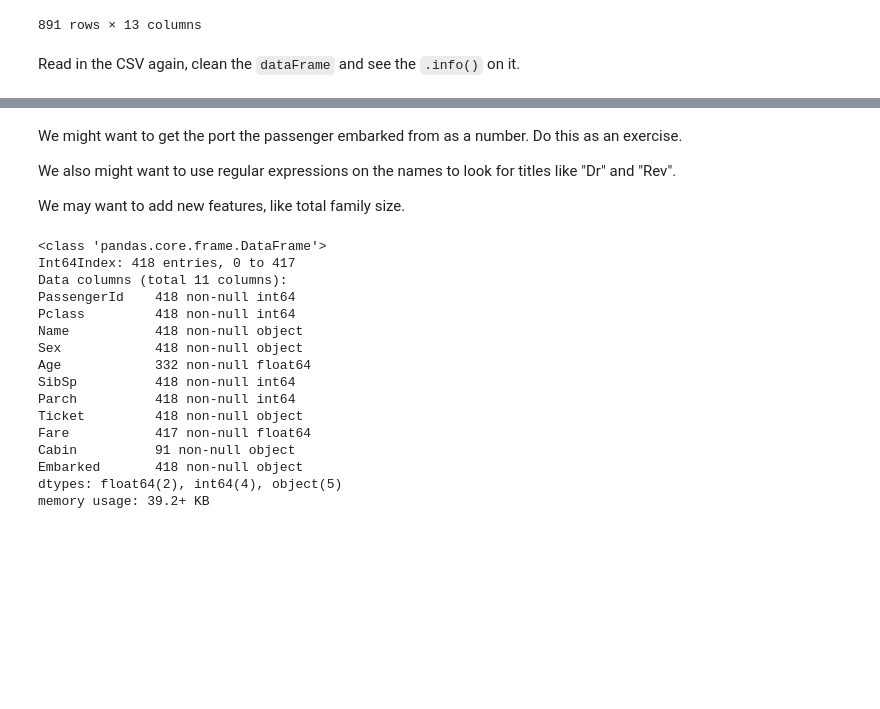
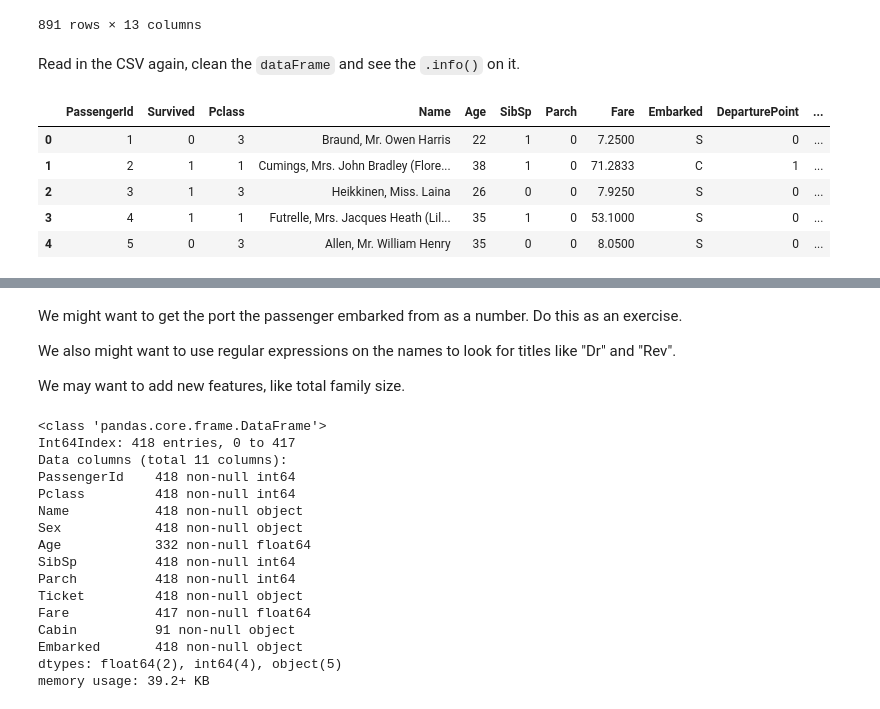
Before and after one commit to tiy-gvl-python-2015-09/titanic, a Jupyter notebook: titanic_prediction.ipynb, the cells around one changed output, grey strips where cells are left out. Saved outputs shown, nothing was run; the diff lists cells and outputs as text; code cells hidden in the pictures; blank space fills up the shorter version.

```diff
--- a/titanic_prediction.ipynb
+++ b/titanic_prediction.ipynb
@@ -377,3 +373,25 @@ def clean(df, median_ages=None):
     return df
 # %% [markdown]
 Read in the CSV again, clean the `dataFrame` and see the `.info()` on it.
+# %%
+def alter_port(port):
+        if port == "S":
+            return 0
+        elif port == "C":
+            return 1
+        else:
+            return 2
+
+train = pd.read_csv("titanic/train.csv")
+train["DeparturePoint"] = train['Embarked'].apply(alter_port)
+train = clean(train)
+train["AgeRange"] = train['Age'].apply(create_age_range)
+train["TicketPrice"] = train["Fare"].apply(ticket_price)
+train.head()
+# %% [output]
+|  | PassengerId | Survived | Pclass | Name | Age | SibSp | Parch | Fare | Embarked | DeparturePoint | ... |
+| 0 | 1 | 0 | 3 | Braund, Mr. Owen Harris | 22 | 1 | 0 | 7.2500 | S | 0 | ... |
+| 1 | 2 | 1 | 1 | Cumings, Mrs. John Bradley (Flore... | 38 | 1 | 0 | 71.2833 | C | 1 | ... |
+| 2 | 3 | 1 | 3 | Heikkinen, Miss. Laina | 26 | 0 | 0 | 7.9250 | S | 0 | ... |
+| 3 | 4 | 1 | 1 | Futrelle, Mrs. Jacques Heath (Lil... | 35 | 1 | 0 | 53.1000 | S | 0 | ... |
+| 4 | 5 | 0 | 3 | Allen, Mr. William Henry | 35 | 0 | 0 | 8.0500 | S | 0 | ... |
```
Also changed, not shown: parts of 7 cells of this notebook, 9 other files.
